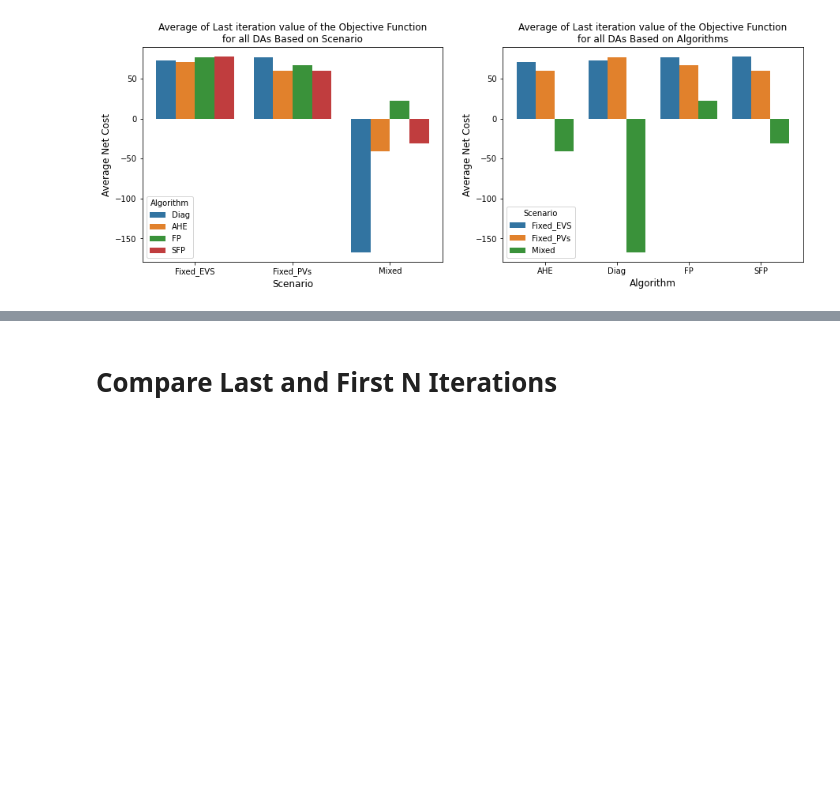
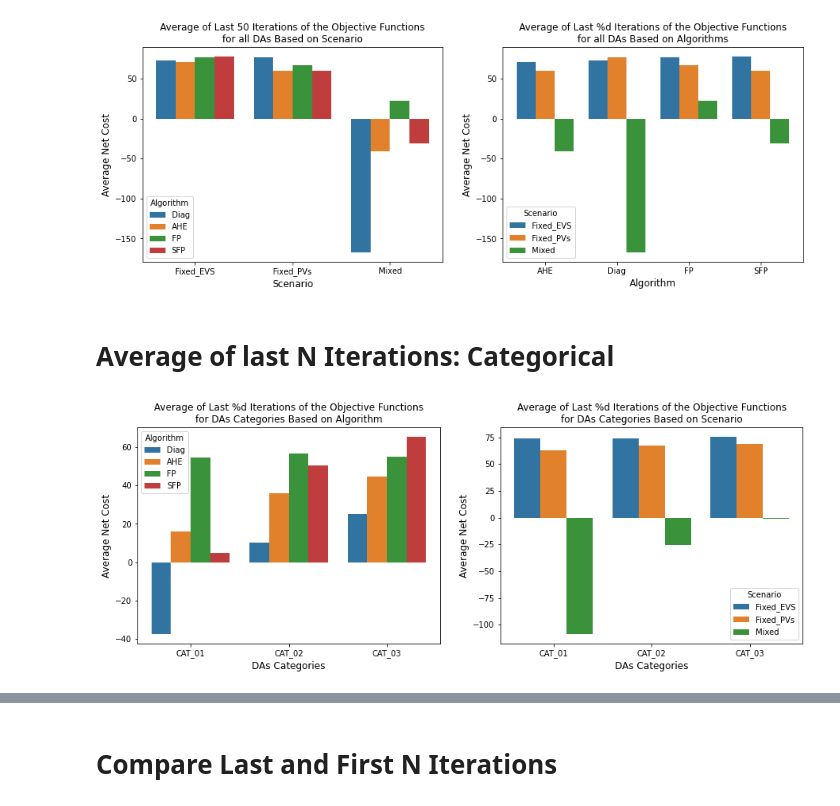
Before and after one commit to alirezakfz/PyomoModels, a Jupyter notebook: 08_SEST2022_DA_EQ/Results3/Plot/Journal_Objective_Function_Visualization_V01.ipynb, the cells around one changed output, grey strips where cells are left out. Drawn from its saved outputs; the diff is of its cells as text; code cells hidden in the pictures; blank space fills up the shorter version.

```diff
--- a/08_SEST2022_DA_EQ/Results3/Plot/Journal_Objective_Function_Visualization_V01.ipynb
+++ b/08_SEST2022_DA_EQ/Results3/Plot/Journal_Objective_Function_Visualization_V01.ipynb
@@ -167,7 +167,7 @@ last_n_iter = 50
 
 for df in df_all:
     df_temp = df[-last_n_iter:]
-
+    df_temp = df_temp.mean()
     for idx , val in zip(df.iloc[-1].index, df.iloc[-1]):
         cost.append(val)
         da.append(idx)
@@ -192,7 +192,7 @@ sns.barplot(#data= df_temp.groupby(['Algorithm','DA']).mean().reset_index(),
             x='Scenario',y='Cost' ,hue='Algorithm', hue_order=order,
             ax=axes[0]);
 
-axes[0].set_title('Average of Last iteration value of the Objective Function\nfor all DAs Based on Scenario', fontsize=12)
+axes[0].set_title('Average of Last %d Iterations of the Objective Functions\nfor all DAs Based on Scenario'%last_n_iter, fontsize=12)
 axes[0].set_xlabel('Scenario',fontsize=12);
 axes[0].set_ylabel('Average Net Cost',fontsize=12);
 axes[0].plot()
@@ -203,12 +203,78 @@ sns.barplot(#data= df_temp.groupby(['Algorithm','DA']).mean().reset_index(),
             x='Algorithm',y='Cost' ,hue='Scenario',
             ax=axes[1]);
 
-axes[1].set_title('Average of Last iteration value of the Objective Function\nfor all DAs Based on Algorithms', fontsize=12)
+axes[1].set_title('Average of Last %d Iterations of the Objective Functions\nfor all DAs Based on Algorithms', fontsize=12)
 axes[1].set_xlabel('Algorithm',fontsize=12);
 axes[1].set_ylabel('Average Net Cost',fontsize=12);
 axes[1].plot()
 axes[1].set_rasterized(True)
 
-#fig.savefig("Obj_figures/Average_Last_Iter_Based_On_Scen_Algo.png", bbox_inches= 'tight')
+fig.savefig("Obj_figures/Average_Last_N_Iter_Based_On_Scen_Algo.png", bbox_inches= 'tight')
 # %% [output]
 [figure]
+# %% [markdown]
+# Average of last N Iterations: Categorical
+# %%
+# Compare each last row of data frames with each other as bar plot
+cost=[]
+da=[]
+algo=[]
+scen=[]
+
+counter = 0
+counter_scen = 0
+
+last_n_iter = 50
+
+for df in df_all:
+    df_temp = df[-last_n_iter:]
+    df_temp = df_temp.mean()
+    for idx , val in zip(df.iloc[-1].index, df.iloc[-1]):
+        cost.append(val)
+        da.append(idx)
+        algo.append(algo_list[counter % 4])
+        scen.append(scen_list[counter_scen])
+    counter+=1
+    if counter %4 == 0:
+        counter_scen += 1
+
+
+df_temp = pd.DataFrame({'Cost':cost, 'Algorithm':algo, 'DA':da, 'Scenario':scen})
+df_temp.Cost = pd.to_numeric(df_temp.Cost,  errors='coerce')
+
+#*********************************************
+#******* Dictionary for Categories ***********
+for key, value in cat_dict.items():
+    df_temp.loc[df_temp.DA==key,'DA'] = value
+
+# fig = plt.figure(figsize=(8,6))
+# ax = fig.add_subplot(1,1,1)
+
+fig, axes = plt.subplots(1, 2, figsize=(15, 5))
+
+order =['Diag', 'AHE', 'FP', 'SFP']
+sns.barplot(#data= df_temp.groupby(['Algorithm','DA']).mean().reset_index(),
+            data=df_temp.groupby(['Algorithm','DA']).mean().reset_index(),
+            x='DA',y='Cost' ,hue='Algorithm', hue_order=order,
+            ax=axes[0]);
+
+axes[0].set_title('Average of Last %d Iterations of the Objective Functions\nfor DAs Categories Based on Algorithms', fontsize=12)
+axes[0].set_xlabel('DAs Categories',fontsize=12);
+axes[0].set_ylabel('Average Net Cost',fontsize=12);
+axes[0].plot()
+axes[0].set_rasterized(True)
+
+sns.barplot(#data= df_temp.groupby(['Algorithm','DA']).mean().reset_index(),
+            data=df_temp.groupby(['DA','Scenario']).mean().reset_index(),
+            x='DA',y='Cost' ,hue='Scenario',
+            ax=axes[1]);
+
+axes[1].set_title('Average of Last %d Iterations of the Objective Functions\nfor DAs Categories Based on Scenarios', fontsize=12)
+axes[1].set_xlabel('DAs Categories',fontsize=12);
+axes[1].set_ylabel('Average Net Cost',fontsize=12);
+axes[1].plot()
+axes[1].set_rasterized(True)
+
+#fig.savefig("Obj_figures/Average_Last_N_Iter_Based_On_Scen_Algo.png", bbox_inches= 'tight')
+# %% [output]
+[figure, added]
```
Also changed, not shown: parts of 2 cells of this notebook, 3 other files.
